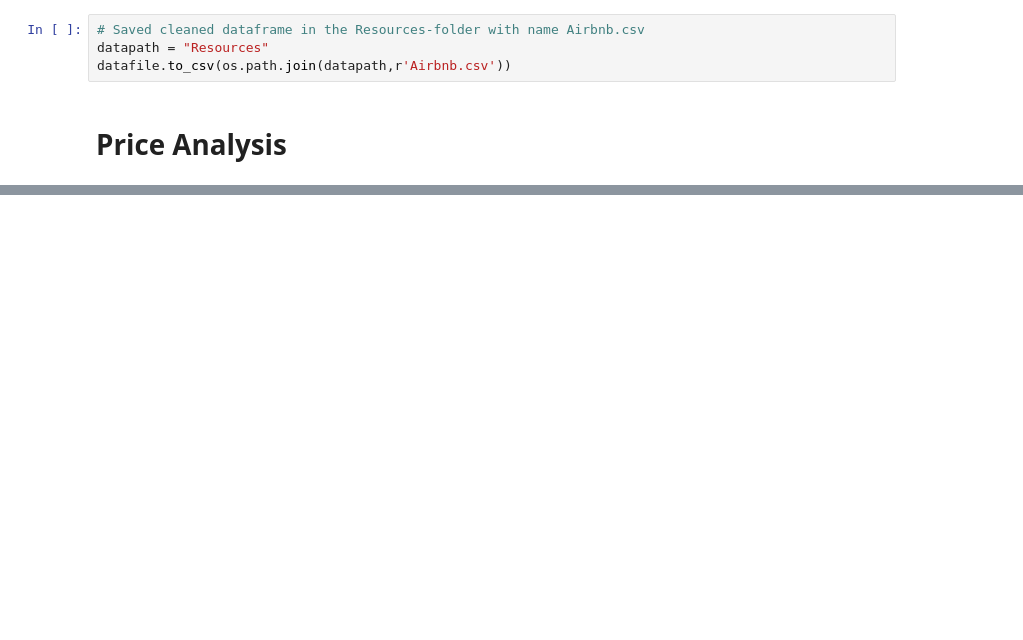
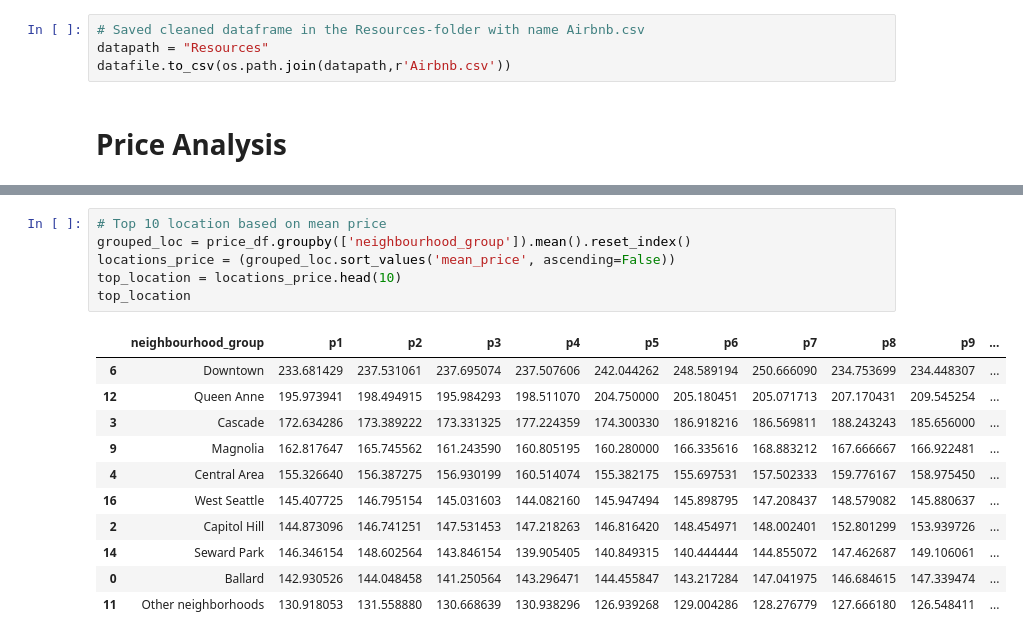
Before and after one commit to limbz-sami/ETL_project, a Jupyter notebook: ETL_python.ipynb, the cells around one changed output, grey strips where cells are left out. Drawn from its saved outputs; the diff is of its cells as text; blank space fills up the shorter version.

```diff
--- a/ETL_python.ipynb
+++ b/ETL_python.ipynb
@@ -191,0 +182,18 @@ grouped_loc.mean()
+# %%
+# Top 10 location based on mean price
+grouped_loc = price_df.groupby(['neighbourhood_group']).mean().reset_index()
+locations_price = (grouped_loc.sort_values('mean_price', ascending=False))
+top_location = locations_price.head(10)
+top_location
+# %% [output]
+|  | neighbourhood_group | p1 | p2 | p3 | p4 | p5 | p6 | p7 | p8 | p9 | ... |
+| 6 | Downtown | 233.681429 | 237.531061 | 237.695074 | 237.507606 | 242.044262 | 248.589194 | 250.666090 | 234.753699 | 234.448307 | ... |
+| 12 | Queen Anne | 195.973941 | 198.494915 | 195.984293 | 198.511070 | 204.750000 | 205.180451 | 205.071713 | 207.170431 | 209.545254 | ... |
+| 3 | Cascade | 172.634286 | 173.389222 | 173.331325 | 177.224359 | 174.300330 | 186.918216 | 186.569811 | 188.243243 | 185.656000 | ... |
+| 9 | Magnolia | 162.817647 | 165.745562 | 161.243590 | 160.805195 | 160.280000 | 166.335616 | 168.883212 | 167.666667 | 166.922481 | ... |
+| 4 | Central Area | 155.326640 | 156.387275 | 156.930199 | 160.514074 | 155.382175 | 155.697531 | 157.502333 | 159.776167 | 158.975450 | ... |
+| 16 | West Seattle | 145.407725 | 146.795154 | 145.031603 | 144.082160 | 145.947494 | 145.898795 | 147.208437 | 148.579082 | 145.880637 | ... |
+| 2 | Capitol Hill | 144.873096 | 146.741251 | 147.531453 | 147.218263 | 146.816420 | 148.454971 | 148.002401 | 152.801299 | 153.939726 | ... |
+| 14 | Seward Park | 146.346154 | 148.602564 | 143.846154 | 139.905405 | 140.849315 | 140.444444 | 144.855072 | 147.462687 | 149.106061 | ... |
+| 0 | Ballard | 142.930526 | 144.048458 | 141.250564 | 143.296471 | 144.455847 | 143.217284 | 147.041975 | 146.684615 | 147.339474 | ... |
+| 11 | Other neighborhoods | 130.918053 | 131.558880 | 130.668639 | 130.938296 | 126.939268 | 129.004286 | 128.276779 | 127.666180 | 126.548411 | ... |
```
Also changed, not shown: parts of 17 cells of this notebook.
